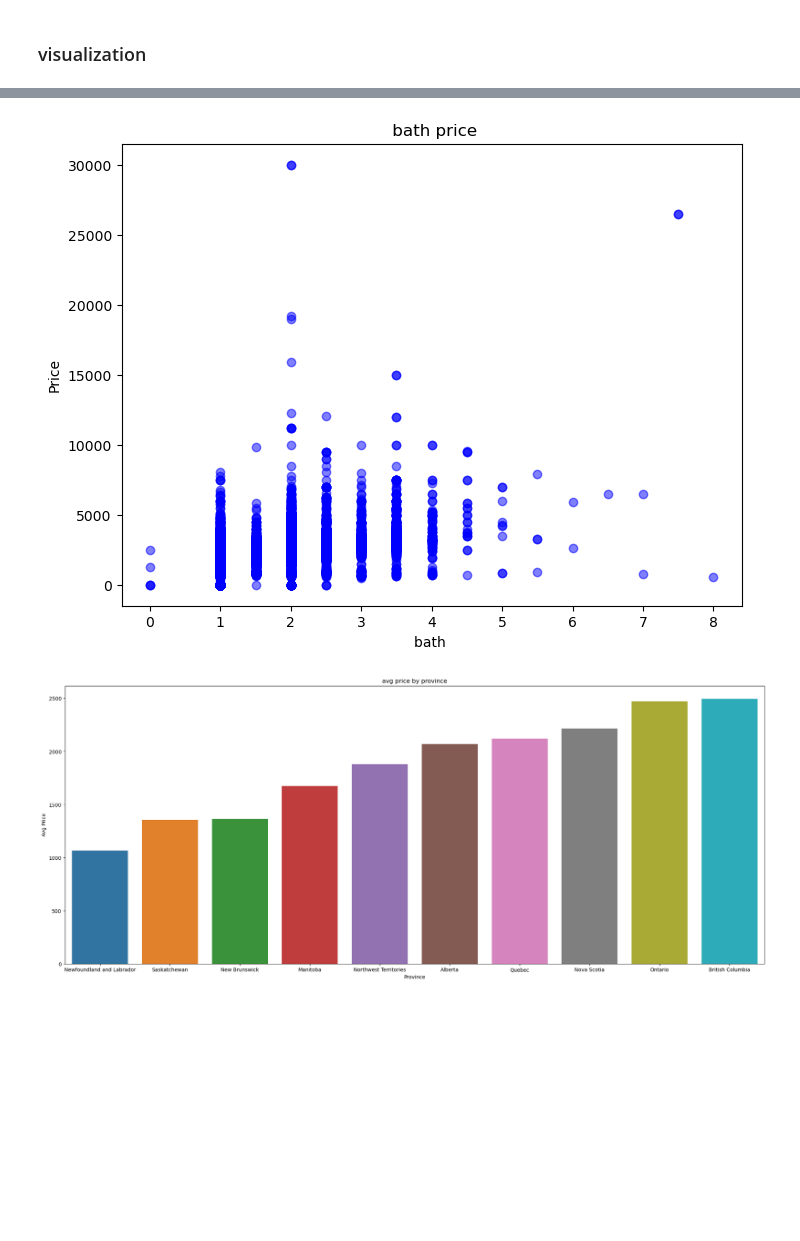
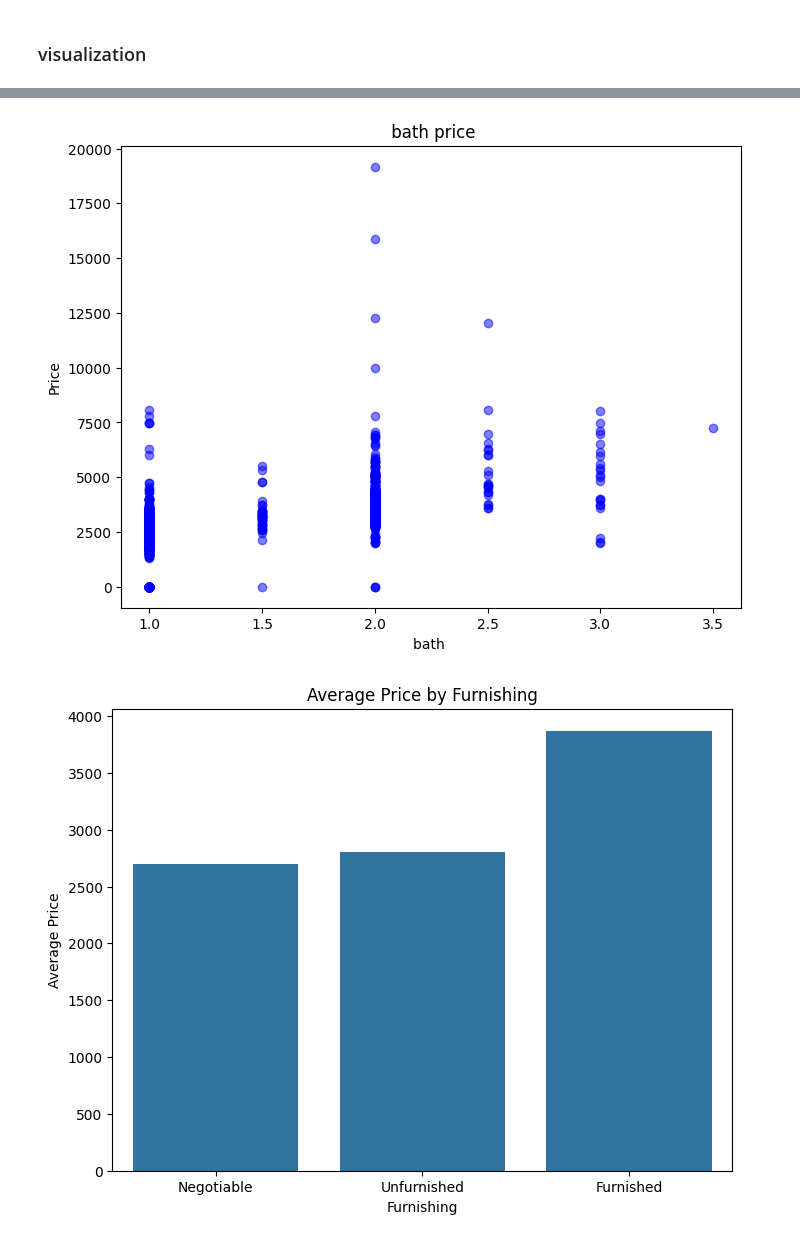
Before and after one commit to afscomercial/python-programming, a Jupyter notebook: model/notebook.ipynb, the cells around one changed output, grey strips where cells are left out. Saved outputs shown, nothing was run; the diff lists cells and outputs as text; code cells hidden in the pictures; blank space fills up the shorter version.

```diff
--- a/model/notebook.ipynb
+++ b/model/notebook.ipynb
@@ -300,0 +159,3 @@ df.describe ()
+# %%
+#we filled null value using mode which replace null value with most reapeated element
+df_toronto["smoking"] = df_toronto["smoking"].fillna(df_toronto["smoking"].mode()[0])
@@ -300,0 +208,4 @@ df.describe ()
+# %%
+# after converting all value in number form , we replaced null value by mean using fillna function
+df_toronto["sq_feet"]= df_toronto["sq_feet"].fillna(df_toronto["sq_feet"].mean())
+df_toronto["sq_feet"]
@@ -300,0 +225,18 @@ df.describe ()
+# %%
+from sklearn.preprocessing import OrdinalEncoder
+# define the order of the lease terms
+lease_term_order = ['Negotiable', 'Short Term', '6 months', '12 months', 'months', 'Long Term']
+
+# Create an OrdinalEncorder with the defined order
+encoder = OrdinalEncoder(categories=[lease_term_order])
+#apply the OrdinalEncorder to the column
+df_toronto['lease_term'] = encoder.fit_transform(df_toronto[['lease_term']])
+# %%
+# define the order of the bed
+beds_order = ['1 Bed', '2 Beds', '3 Beds', '4 Beds', '5 Beds', '6 Beds', '7 Beds', '8 Beds', '9 Beds', 'Studio']
+
+# create ordinal encoder to define order
+encoder = OrdinalEncoder(categories=[beds_order])
+
+# reshape the data to fit the encoder and apply the OrdinalEncoder
+df_toronto['beds'] = encoder.fit_transform(df_toronto[['beds']])
@@ -393,7 +416,7 @@ plt.show()
 # %%
 # creating another scatter plot for better visualization
 plt.figure(figsize=(8,6))
-plt.scatter(df['baths'],df['price'],color='b',alpha=0.5,label='baths')
+plt.scatter(df_toronto['baths'],df_toronto['price'],color='b',alpha=0.5,label='baths')
 # adding title and labels for the plot
 plt.title(" bath price")
 plt.xlabel("bath ")
@@ -401,19 +424,19 @@ plt.ylabel("Price")
 # showing the plot
 plt.show()
 # %% [output]
-[figure, old version]
+[figure, new version]
 # %%
-# creating a barplot
-#calculating average of price on the basis of province
-avg_price_province=df.groupby("province")['price'].mean().sort_values()
-plt.figure(figsize=(25,10))
-sns.barplot(x=avg_price_province.index,y=avg_price_province.values,data=df)
-# adding title and labels in plot
-plt.title("avg price by province")
-plt.xlabel("Province")
-plt.ylabel("Avg Price")
-#showing the plot
+# Creating a barplot
+# Calculating average of price on the basis of FURNISHING
+avg_price_furnishing = df_toronto.groupby("furnishing")['price'].mean().sort_values()
+
+plt.figure(figsize=(8, 6))
+sns.barplot(x=avg_price_furnishing.index, y=avg_price_furnishing.values)
+# Insert title and labels
+plt.title("Average Price by Furnishing")
+plt.xlabel("Furnishing")
+plt.ylabel("Average Price")
 plt.show()
 # %% [output]
-[figure, old version]
+[figure, new version]
 # %%
```
Also changed, not shown: parts of 62 cells of this notebook, 2 other files.
